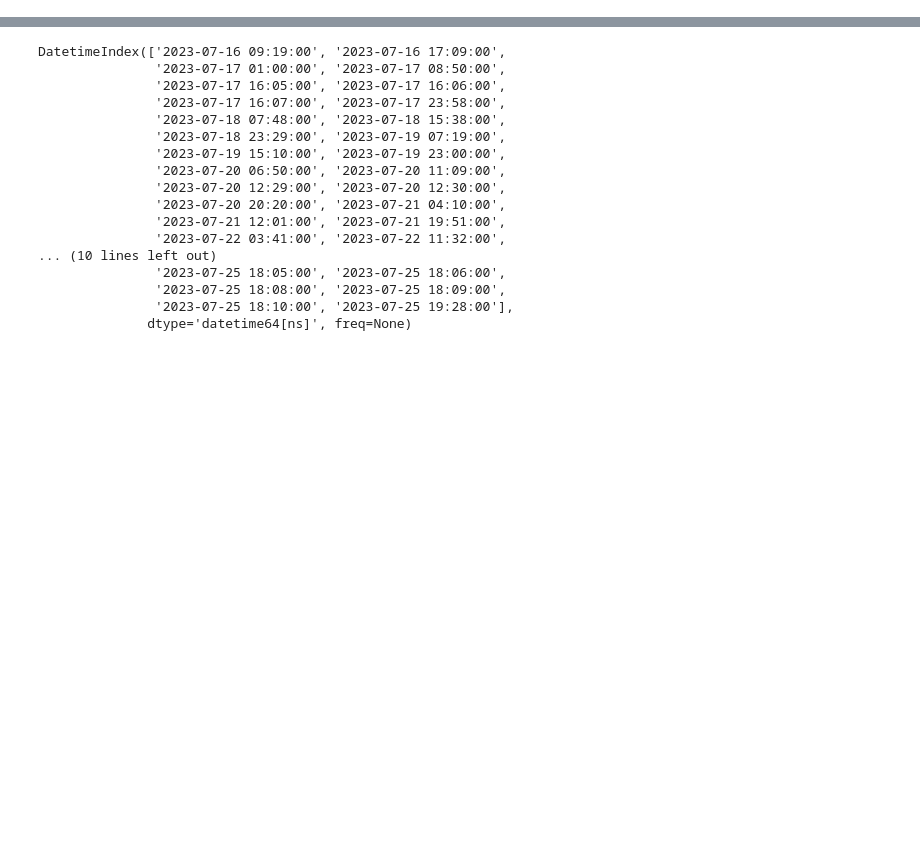
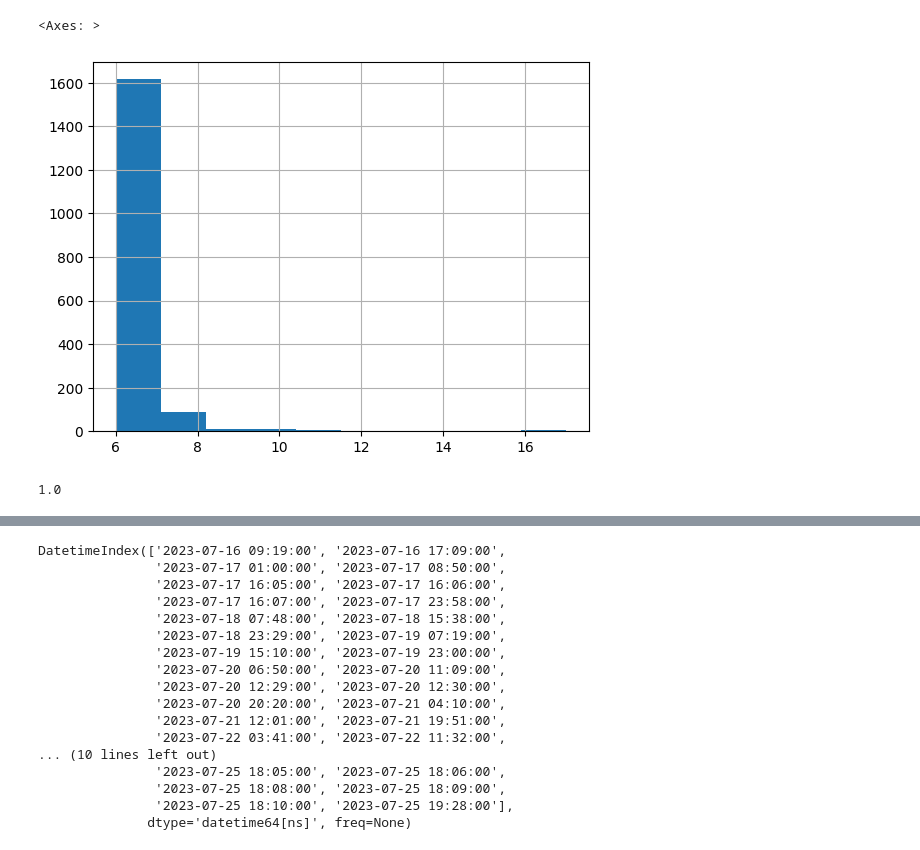
Before and after one commit to alterino/pellet_tech, a Jupyter notebook: model_dev/model_dev_updated.ipynb, the cells around one changed output, grey strips where cells are left out. Saved outputs shown, nothing was run; the diff lists cells and outputs as text; code cells hidden in the pictures; blank space fills up the shorter version.

```diff
--- a/model_dev/model_dev_updated.ipynb
+++ b/model_dev/model_dev_updated.ipynb
@@ -76,0 +510,4 @@ def merge_data_with_time(df, window='1T', agg_func='mean', verbose=False):
+# %%
+import matplotlib.pyplot as plt
+
+time_diffs_in_seconds = pressure_timediffs['EX1'].apply(lambda x: x.total_seconds())
@@ -76,0 +567,9 @@ def merge_data_with_time(df, window='1T', agg_func='mean', verbose=False):
+# %%
+time_diffs_in_seconds[(time_diffs_in_seconds < 20) & (time_diffs_in_seconds > 5)].hist()
+# %% [output]
+<Axes: >
+[figure, added]
+# %%
+time_diffs_in_seconds.iloc[1]
+# %% [output]
+1.0
```
Also changed, not shown: parts of 93 cells of this notebook, 20 other files.
